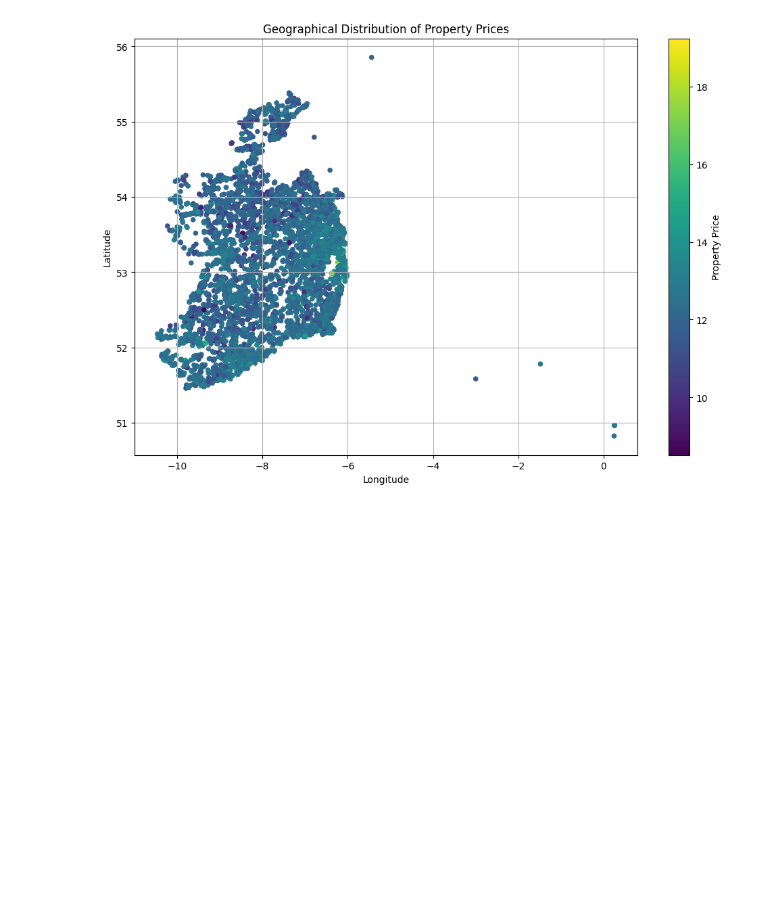
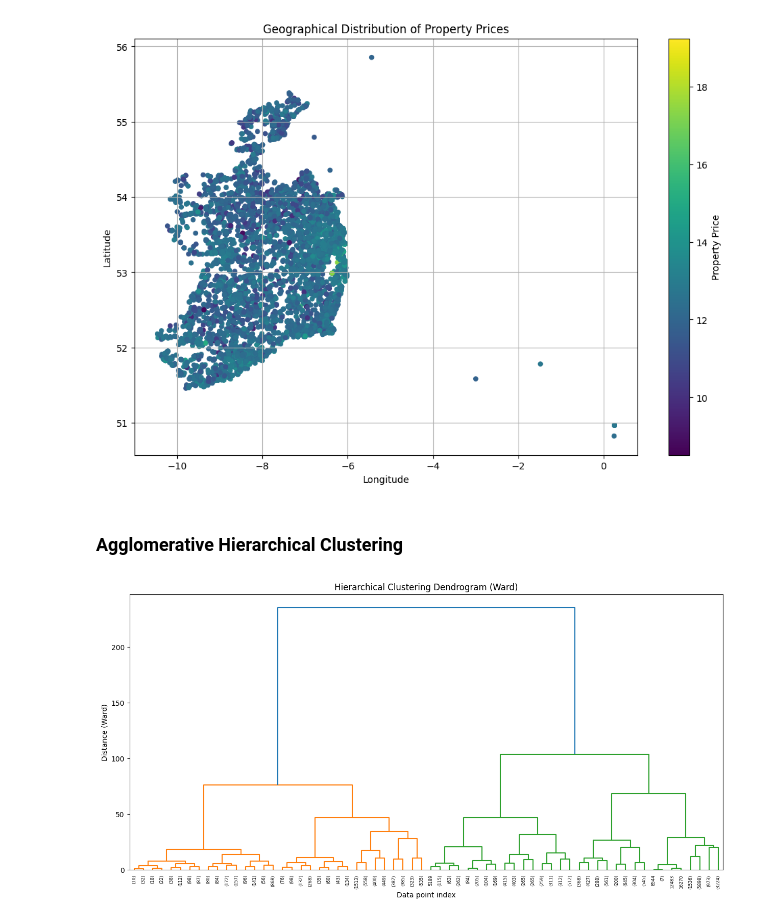
Before and after one commit to illmet/IrishHousing, a Jupyter notebook: initialmodel.ipynb, the cells around one changed output. Saved outputs shown, nothing was run; the diff lists cells and outputs as text; code cells hidden in the pictures; blank space fills up the shorter version.

Commit message:
Hierarchical Clustering model added

```diff
--- a/initialmodel.ipynb
+++ b/initialmodel.ipynb
@@ -21,0 +27,3 @@ import matplotlib.pyplot as plt
+# %%
+df = df.dropna(subset=['Latitude', 'Longitude'])
+df.shape
@@ -52,3 +62,5 @@ plt.grid(True)
 plt.show()
 # %% [output]
 [figure]
+# %% [markdown]
+<h3>Agglomerative Hierarchical Clustering</h3>
@@ -54,0 +69,11 @@ plt.show()
+# %%
+linked = linkage(df[['Latitude', 'Longitude']], method='ward')
+
+plt.figure(figsize=(15, 7))
+dendrogram(linked, truncate_mode='level', p=5)
+plt.title('Hierarchical Clustering Dendrogram (Ward)')
+plt.xlabel('Data point index')
+plt.ylabel('Distance (Ward)')
+plt.show()
+# %% [output]
+[figure, added]
```
Also changed, not shown: parts of 3 cells of this notebook.
